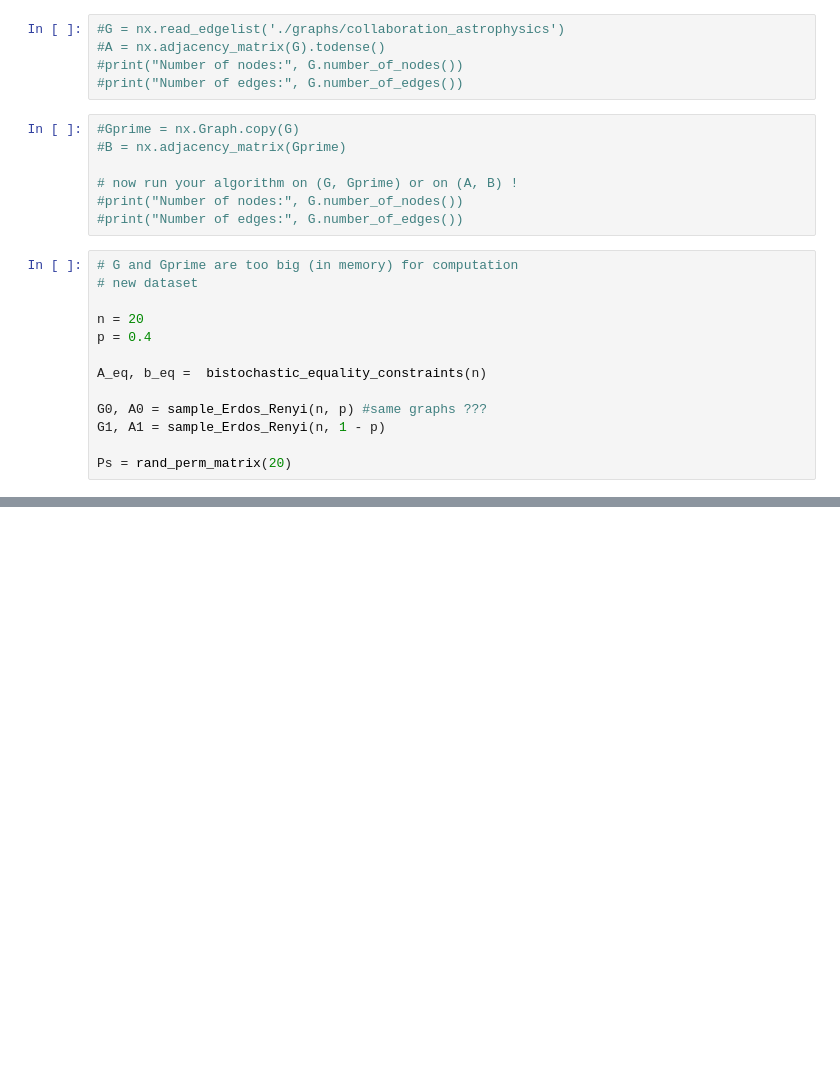
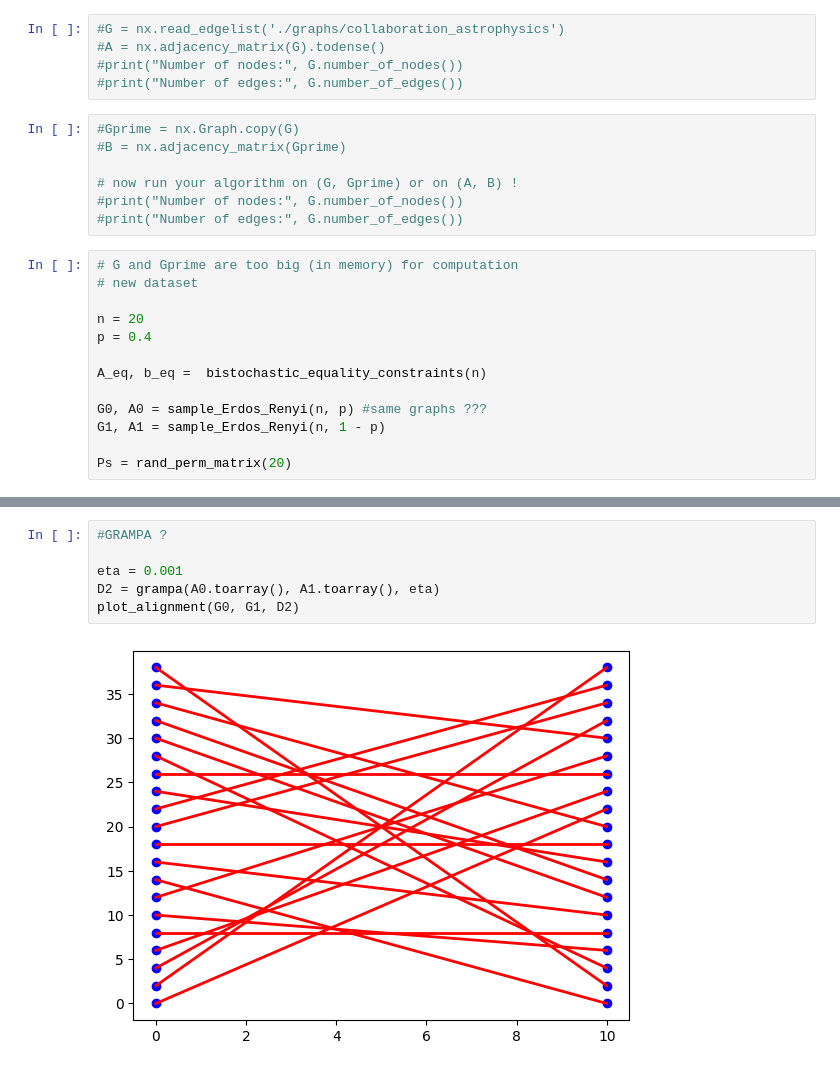
Before and after one commit to jakobmaier-eu/graph-gromov, a Jupyter notebook: testing_algorithms.ipynb, the cells around one changed output, grey strips where cells are left out. Drawn from its saved outputs; the diff is of its cells as text; blank space fills up the shorter version.

```diff
--- a/testing_algorithms.ipynb
+++ b/testing_algorithms.ipynb
@@ -79,0 +90,8 @@ Graph with 20 nodes and 109 edges
+# %%
+#GRAMPA ?
+
+eta = 0.001
+D2 = grampa(A0.toarray(), A1.toarray(), eta)
+plot_alignment(G0, G1, D2)
+# %% [output]
+[figure, added]
```
Also changed, not shown: parts of 7 cells of this notebook, 2 other files.
